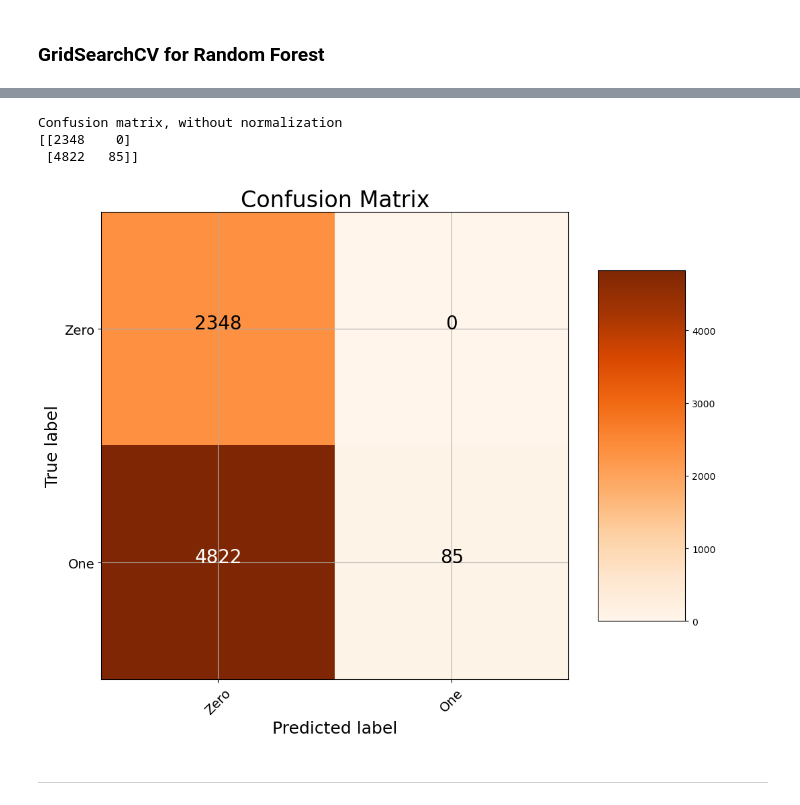
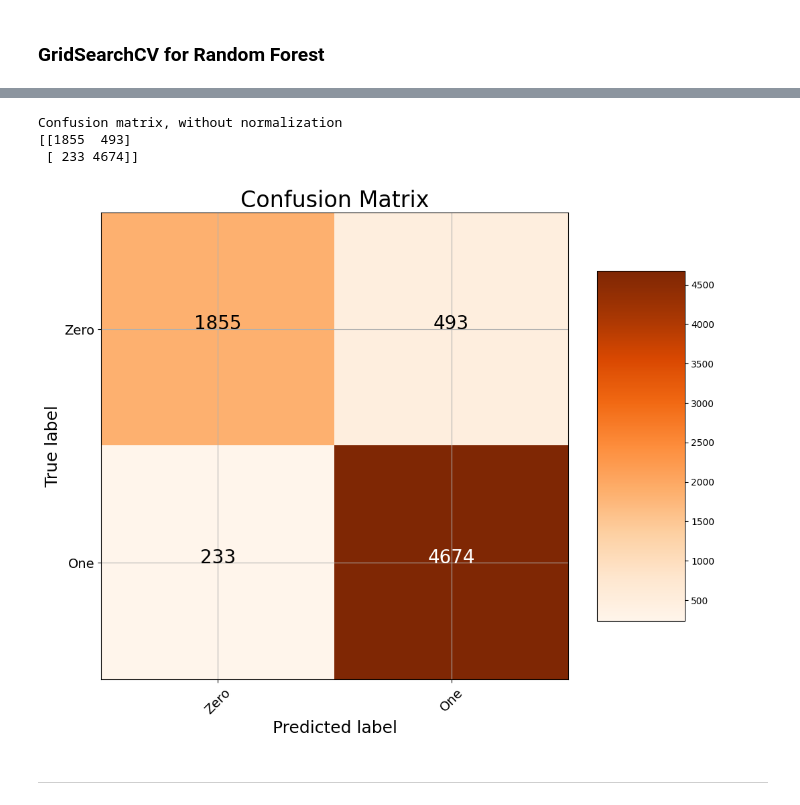
Before and after one commit to jorgeluisgalarraga/hotel_reservation_predictions, a Jupyter notebook: Hotel_Reservations_Prediction.ipynb, the cells around one changed output, grey strips where cells are left out. Cells and saved outputs as stored; diff of their text form; code cells hidden in the pictures.

Commit message:
confusion matrix done

```diff
--- a/Hotel_Reservations_Prediction.ipynb
+++ b/Hotel_Reservations_Prediction.ipynb
@@ -746,7 +746,9 @@ max_samples = [1,3,10]
 pm_grid = {'n_estimators': n_estimators,
            'max_features': max_features,
            'max_depth': max_depths,
-           'max_samples': max_samples,
+           'min_samples_leaf': min_samples_leaf,
+           'min_samples_split': min_samples_split,
+           'criterion': criterion,
             }
 print(pm_grid)
 # %% [output]
@@ -754,11 +756,9 @@ print(pm_grid)
 # %%
 RF = RandomForestClassifier()
+
+RF_Grid = GridSearchCV(estimator=RF,
+                       param_grid=pm_grid,
+                       cv=3,
+                       verbose=2,
+                       n_jobs=-1
+)
-# %%
-from sklearn.model_selection import GridSearchCV
-
-RF_Grid = GridSearchCV(estimator=RF,
-                       param_grid=pm_grid,
-                       cv=5,                   #108 forests trains for 5 times
-                       verbose=2,
-                       n_jobs=-1
-)
@@ -786,3 +792,2 @@ RandomForestClassifier(max_features=None, max_samples=10, n_estimators=120)
 # %%
-from matplotlib import pyplot as plt
-grid_predictions = grid.predict(X_test)
+RF_Grid_pred = RF_Grid.predict(X_test)
@@ -789,12 +809,13 @@ grid_predictions = grid.predict(X_test)
 # %%
-cm2 = confusion_matrix(y_test,grid_predictions)
+cm2 = confusion_matrix(y_test,RF_Grid_pred)
 cm2
 
-plot_confusion_matrix(cm2, classes = ['Zero', 'One'], title = 'Confusion Matrix')
+plot_confusion_matrix(cm2, classes = ['Zero', 'One'],
+                      title = 'Confusion Matrix')
 # %% [output]
 Confusion matrix, without normalization
-[[2348    0]
- [4822   85]]
+[[1855  493]
+ [ 233 4674]]
-[figure, old version]
+[figure, new version]
 # %% [markdown]
 ---
```
Also changed, not shown: parts of 34 cells of this notebook.
